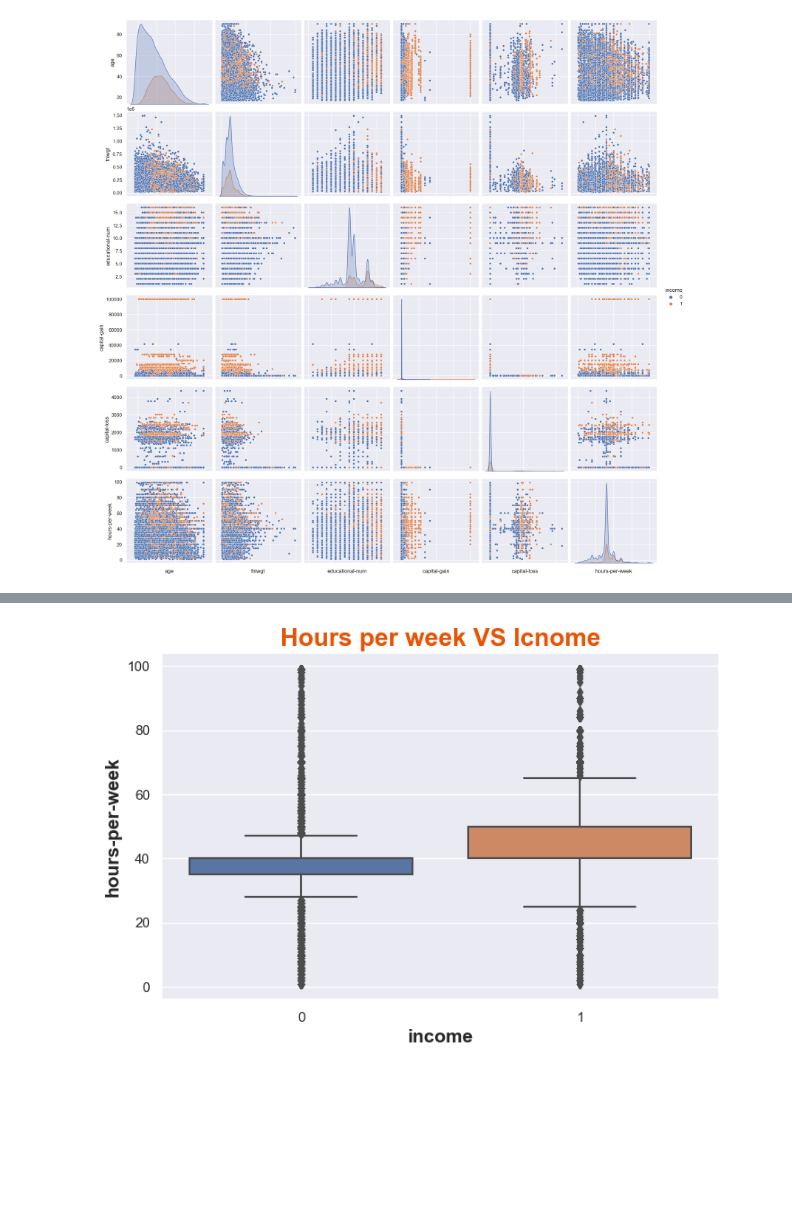
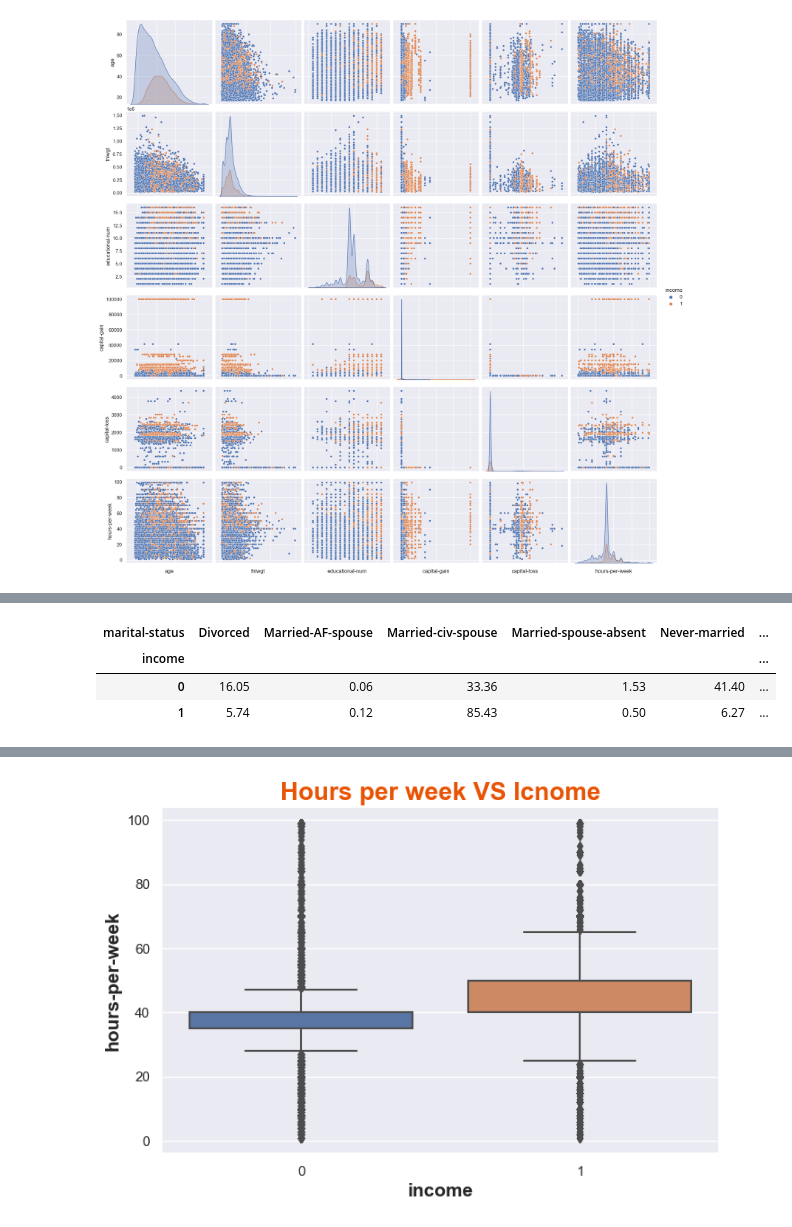
Before and after one commit to bbiggy/MINI_PRO_MAX, a Jupyter notebook: NEW_train_MOdel.ipynb, the cells around one changed output, grey strips where cells are left out. Cells and saved outputs as stored; diff of their text form; code cells hidden in the pictures; blank space fills up the shorter version.

```diff
--- a/NEW_train_MOdel.ipynb
+++ b/NEW_train_MOdel.ipynb
@@ -251,3 +251,10 @@ categorial_analysis("income","occupation")
 | income |  |  |  |  |  |  | ... |
 | 0 | 13.99 | 0.03 | 13.66 | 9.18 | 3.81 | 5.59 | ... |
 | 1 | 6.72 | 0.04 | 12.11 | 25.46 | 1.51 | 1.21 | ... |
+# %%
+categorial_analysis("income","marital-status")
+# %% [output]
+| marital-status | Divorced | Married-AF-spouse | Married-civ-spouse | Married-spouse-absent | Never-married | ... |
+| income |  |  |  |  |  | ... |
+| 0 | 16.05 | 0.06 | 33.36 | 1.53 | 41.40 | ... |
+| 1 | 5.74 | 0.12 | 85.43 | 0.50 | 6.27 | ... |
```
Also changed, not shown: parts of 18 cells of this notebook, 2 other files.
